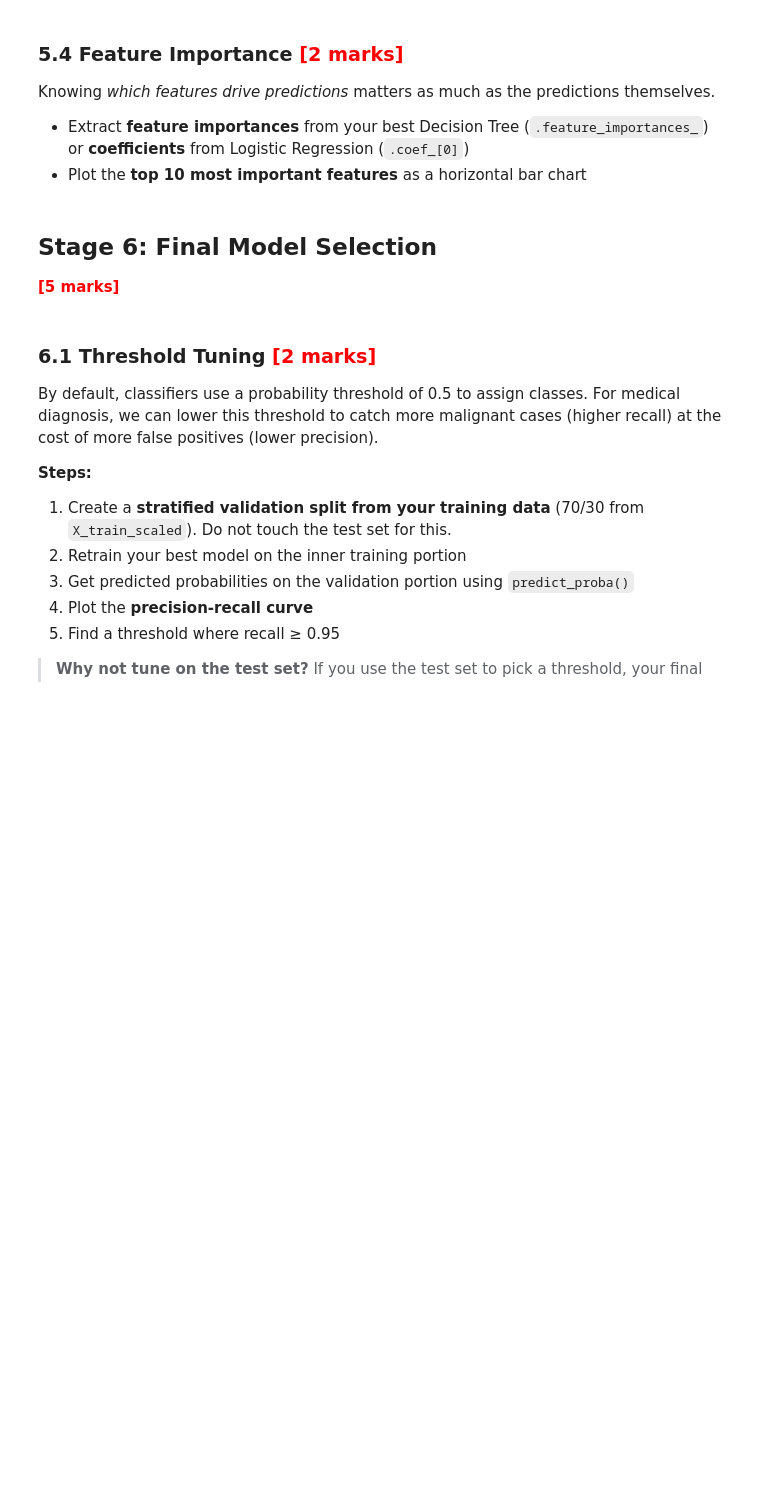
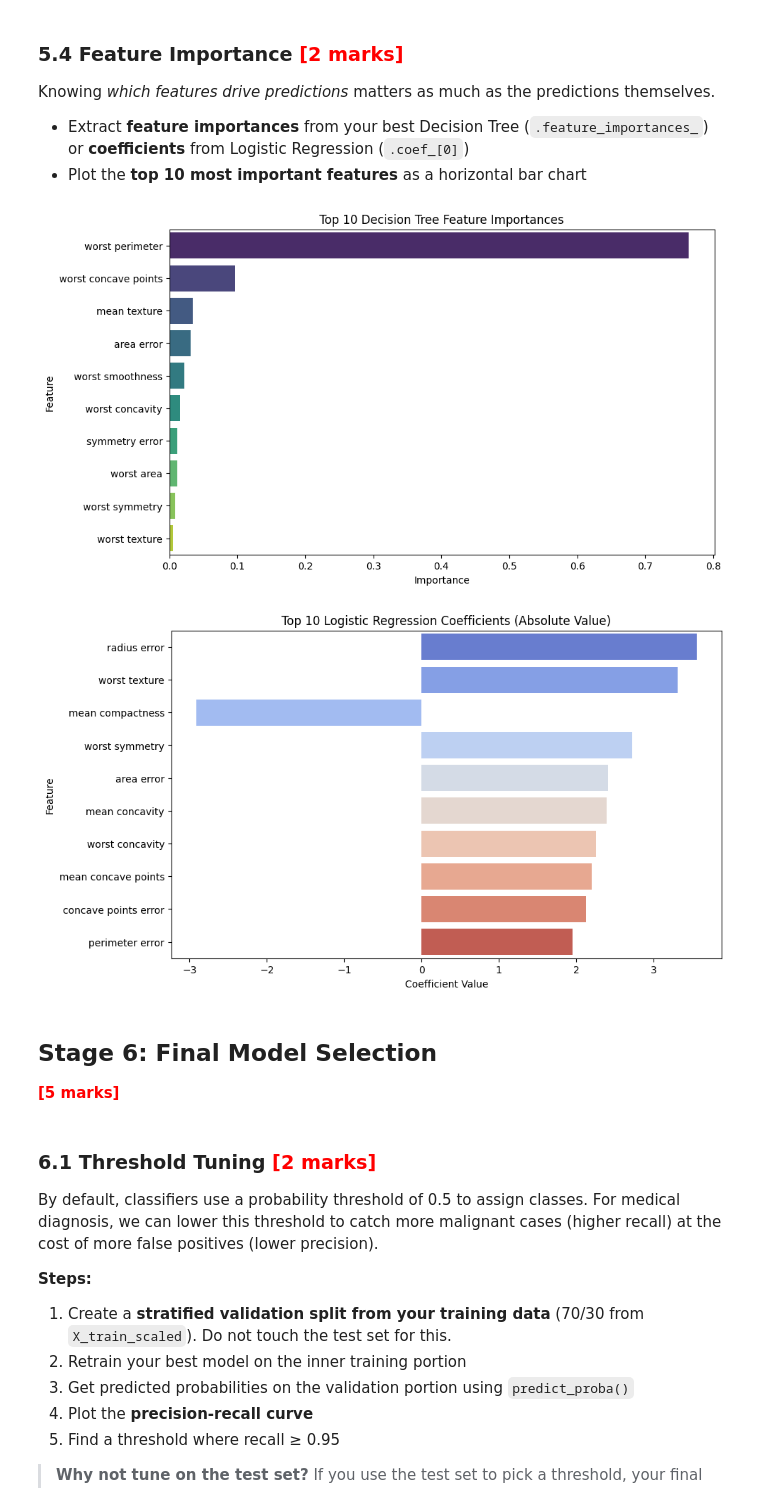
Before and after one commit to raisharad/GenerativeAIandAgenticAI, a Jupyter notebook: Classification_Models_Exercise_Sharad_Kumar_Rai.ipynb, the cells around one changed output. Drawn from its saved outputs; the diff is of its cells as text; code cells hidden in the pictures; blank space fills up the shorter version.

```diff
--- a/Classification_Models_Exercise_Sharad_Kumar_Rai.ipynb
+++ b/Classification_Models_Exercise_Sharad_Kumar_Rai.ipynb
@@ -557,3 +926,47 @@ Knowing *which features drive predictions* matters as much as the predictions th
+# %%
+# Feature importance from Decision Tree
+import pandas as pd
+import numpy as np
+
+importances = best_dt.feature_importances_
+
+feature_importance_df = pd.DataFrame({
+    "feature": X.columns,
+    "importance": importances
+})
+
+feature_importance_df = feature_importance_df.sort_values(
+    by="importance",
+    ascending=False
+).head(10)
+
+# Plotting Decision Tree Feature Importance
+plt.figure(figsize=(10, 6))
+sns.barplot(x='importance', y='feature', data=feature_importance_df, palette='viridis')
+plt.title('Top 10 Decision Tree Feature Importances')
+plt.xlabel('Importance')
+plt.ylabel('Feature')
+plt.show()
+
+coefficients = best_model.coef_[0]
+
+coef_df = pd.DataFrame({
+    "feature": X.columns,
+    "coefficient": coefficients
+})
+
+coef_df = coef_df.sort_values(by="coefficient", key=abs, ascending=False).head(10)
+
+# Plotting Logistic Regression Coefficients
+plt.figure(figsize=(10, 6))
+sns.barplot(x='coefficient', y='feature', data=coef_df, palette='coolwarm')
+plt.title('Top 10 Logistic Regression Coefficients (Absolute Value)')
+plt.xlabel('Coefficient Value')
+plt.ylabel('Feature')
+plt.show()
+# %% [output]
+[figure, added]
+[figure, added]
 # %% [markdown]
 ## Stage 6: Final Model Selection
 
```
Also changed, not shown: parts of 26 cells of this notebook.
